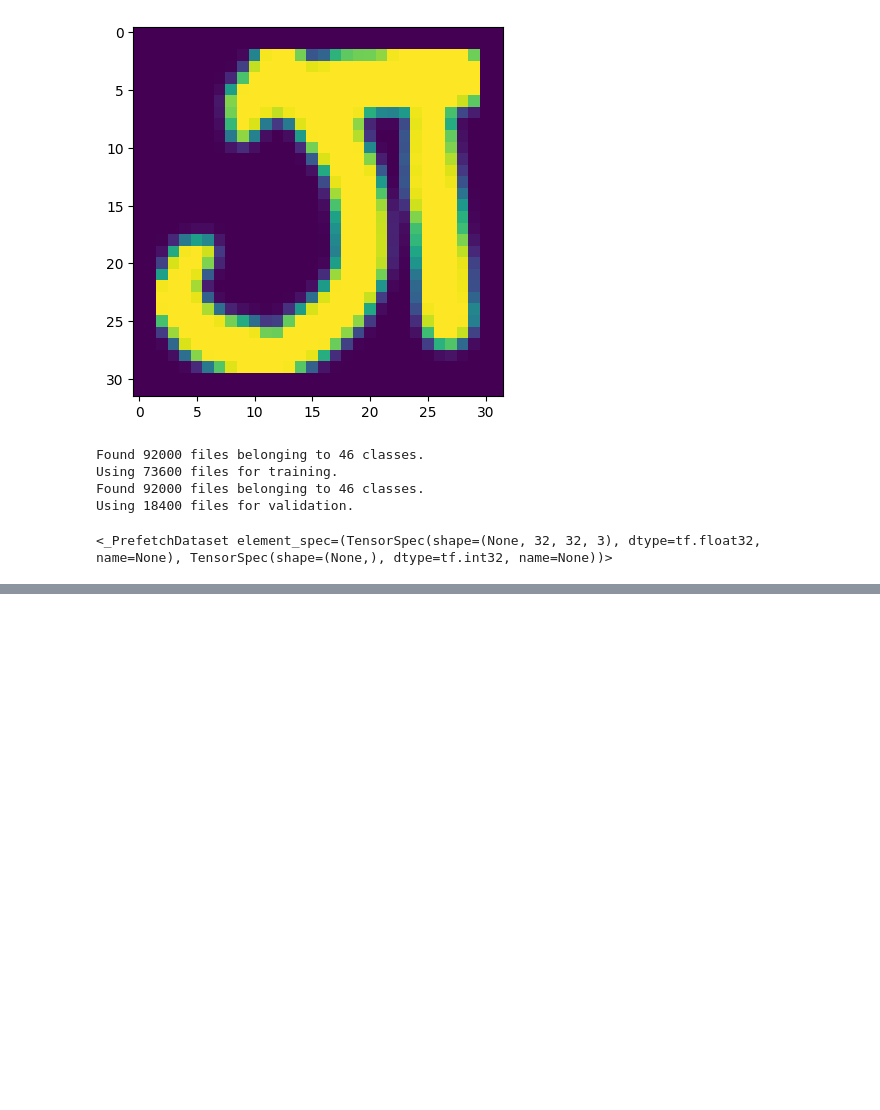
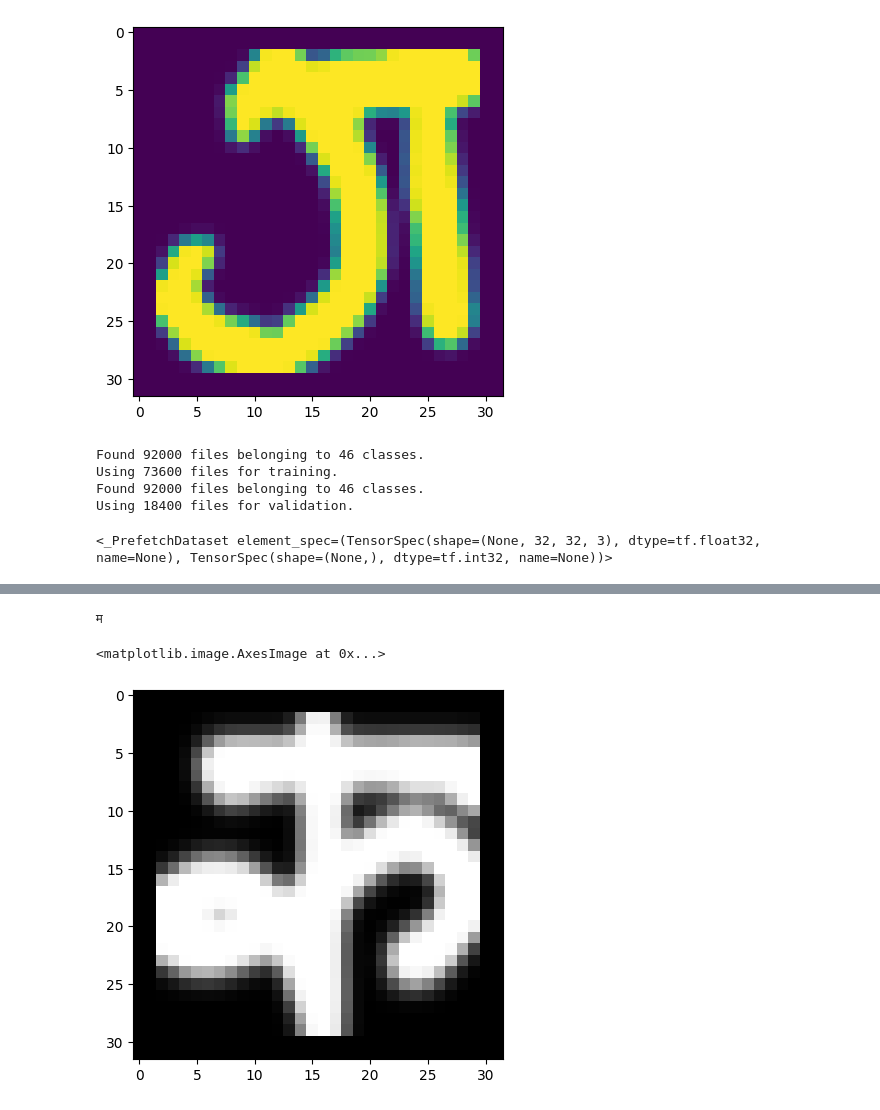
Before and after one commit to Rajibsigdel12345/DevnagariScriptRecognition, a Jupyter notebook: DevnagariScriptRecognition.ipynb, the cells around one changed output, grey strips where cells are left out. Cells and saved outputs as stored; diff of their text form; code cells hidden in the pictures; blank space fills up the shorter version.

```diff
--- a/DevnagariScriptRecognition.ipynb
+++ b/DevnagariScriptRecognition.ipynb
@@ -234,5 +254,18 @@ map = {
 18:'द',
 }
 # %%
-a = list(val_ds)
+# a = list(val_ds)
 # model.predict([tf.io.decode_image()])
+print(map[np.argmax(prediction)+1])
+# %% [output]
+म
+# %%
+image_path = '/content/train/Images/Images/character_01_ka/10970.png'
+image = load_img(image_path)
+image = preprocess_image(image_path)
+# %%
+# plt.imshow(image[1])
+plt.imshow(image[0])
+# %% [output]
+<matplotlib.image.AxesImage at 0x...>
+[figure, added]
```
Also changed, not shown: parts of 17 cells of this notebook.
